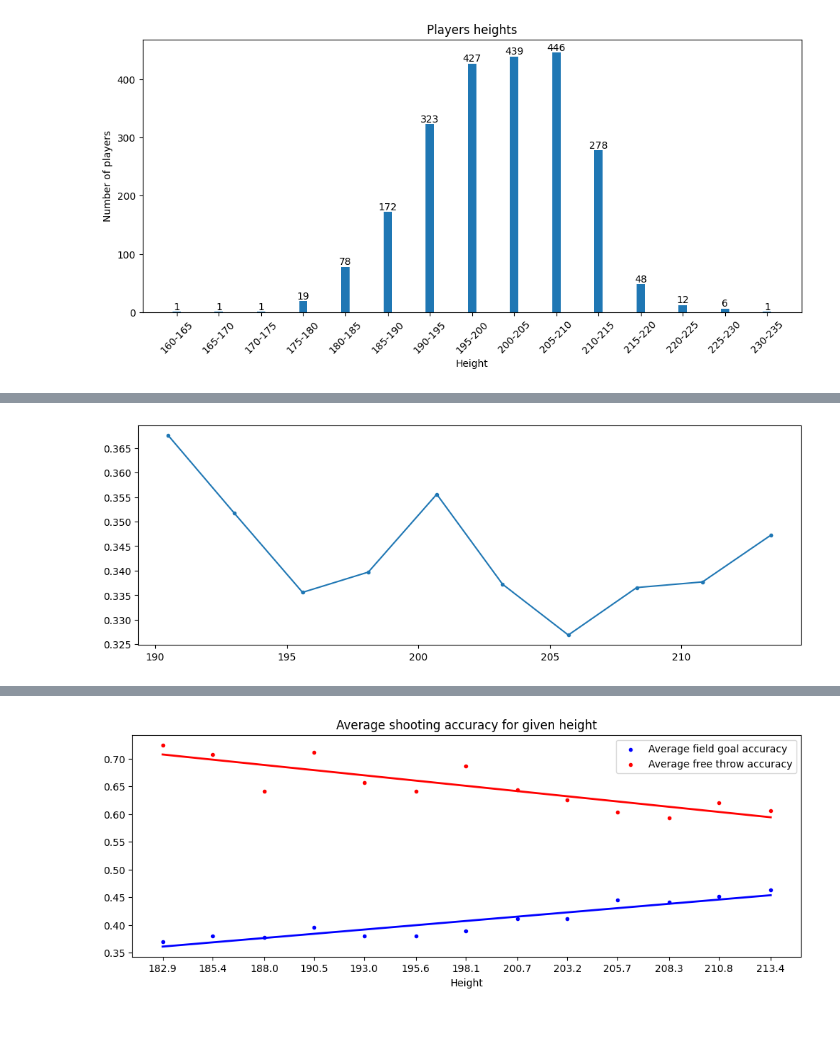
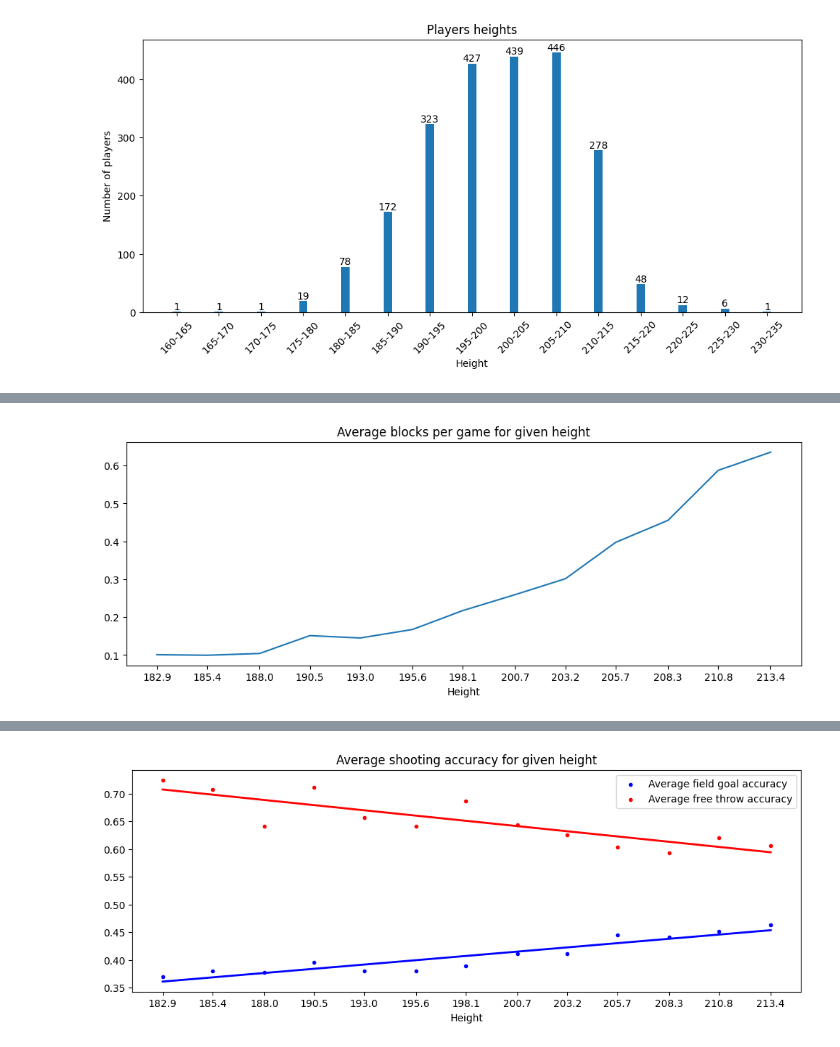
Before and after one commit to Marcin27141/NbaDataAnalysis, a Jupyter notebook: MultipleSeasons.ipynb, the cells around one changed output, grey strips where cells are left out. Cells and saved outputs as stored; diff of their text form; code cells hidden in the pictures.

```diff
--- a/MultipleSeasons.ipynb
+++ b/MultipleSeasons.ipynb
@@ -161,4 +153,4 @@ Przy opracowywaniu wyników komórki będą korzystać z poniżej funkcji get_no
 # %%
-def get_normalized_dataframe(dframe, minimum = 100):
+def get_normalized_dataframe(dframe, minimum = 50):
     mask = dframe.count() <= minimum
     return dframe.drop(columns=dframe.columns[mask])
@@ -981,8 +792,11 @@ plt.show()
 # %%
 fig, ax = plt.subplots(figsize=(12,4))
 
-ax.plot(points_to_height_per_minute.index, points_to_height_per_minute.values, label='Average points per minute',  marker='.')
+ax.plot(average_blocks_to_height.index, average_blocks_to_height.values, label='Average blocks per game',)
+ax.set_title('Average blocks per game for given height')
+ax.set_xlabel('Height')
+ax.set_xticks(average_blocks_to_height.index)
 
 plt.show()
 # %% [output]
-[figure, old version]
+[figure, new version]
```
Also changed, not shown: parts of 110 cells of this notebook.
